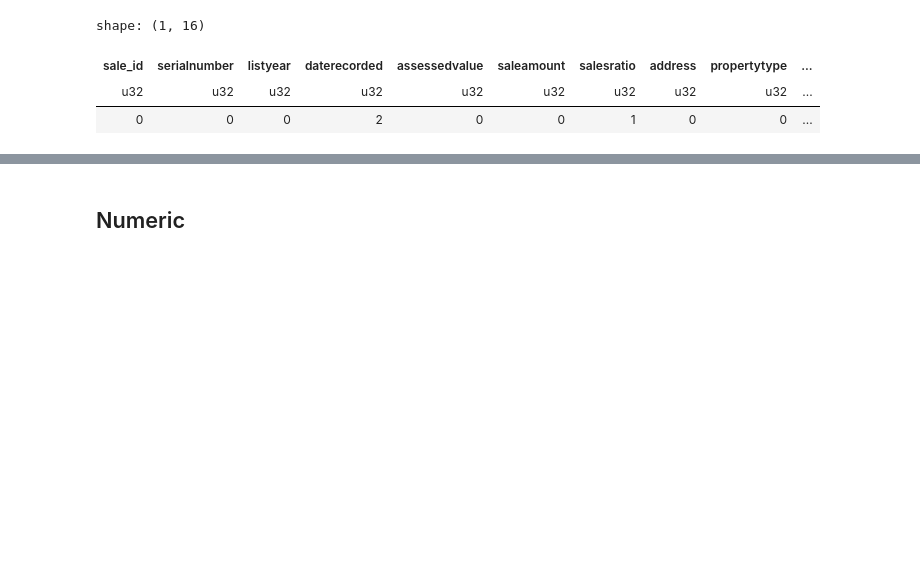
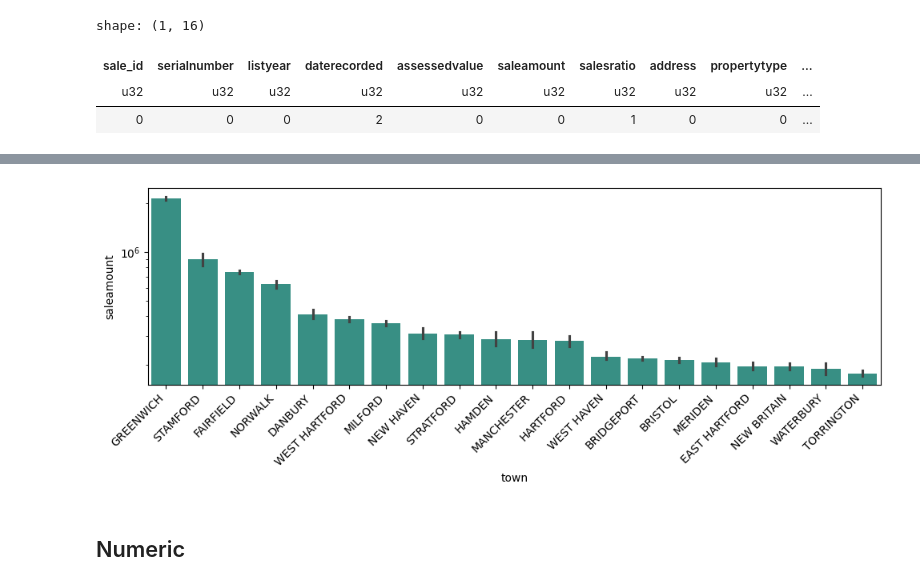
Before and after one commit to sebasposcor-del/Real-Estate-Sales, a Jupyter notebook: EDA.ipynb, the cells around one changed output, grey strips where cells are left out. Drawn from its saved outputs; the diff is of its cells as text; code cells hidden in the pictures; blank space fills up the shorter version.

```diff
--- a/EDA.ipynb
+++ b/EDA.ipynb
@@ -118,0 +231,31 @@ shape: (1, 16)
+# %%
+import seaborn as sns
+import matplotlib.pyplot as plt
+import polars as pl
+
+def bar_by_cat(df, y, cat, top=20):
+    # Filtrar nulos
+    d = df.filter(
+            pl.col(y).is_not_null() & pl.col(cat).is_not_null()
+        ).select([y, cat])
+
+    # Top categorías por frecuencia
+    cats = (d.group_by(cat).len()
+              .sort("len", descending=True)
+              .head(top)
+              .get_column(cat).to_list())
+
+    # Filtrar dataset final
+    d = d.filter(pl.col(cat).is_in(cats)).to_pandas()
+
+    # Ordenar de mayor a menor por la media
+    order = d.groupby(cat)[y].mean().sort_values(ascending=False).index
+
+    # Plot
+    plt.figure(figsize=(10,4))
+    sns.barplot(data=d, x=cat, y=y, order=order,
+                color="#2a9d8f", estimator="mean")
+    plt.yscale("log")
+    plt.xticks(rotation=45, ha="right")
+    plt.tight_layout()
+    plt.show()
@@ -119,3 +321,7 @@ shape: (1, 16)
+# %%
+bar_by_cat(df_ml, "saleamount", "town")
+# %% [output]
+[figure, added]
 # %% [markdown]
 ## Numeric
 # %%
```
Also changed, not shown: parts of 42 cells of this notebook.
